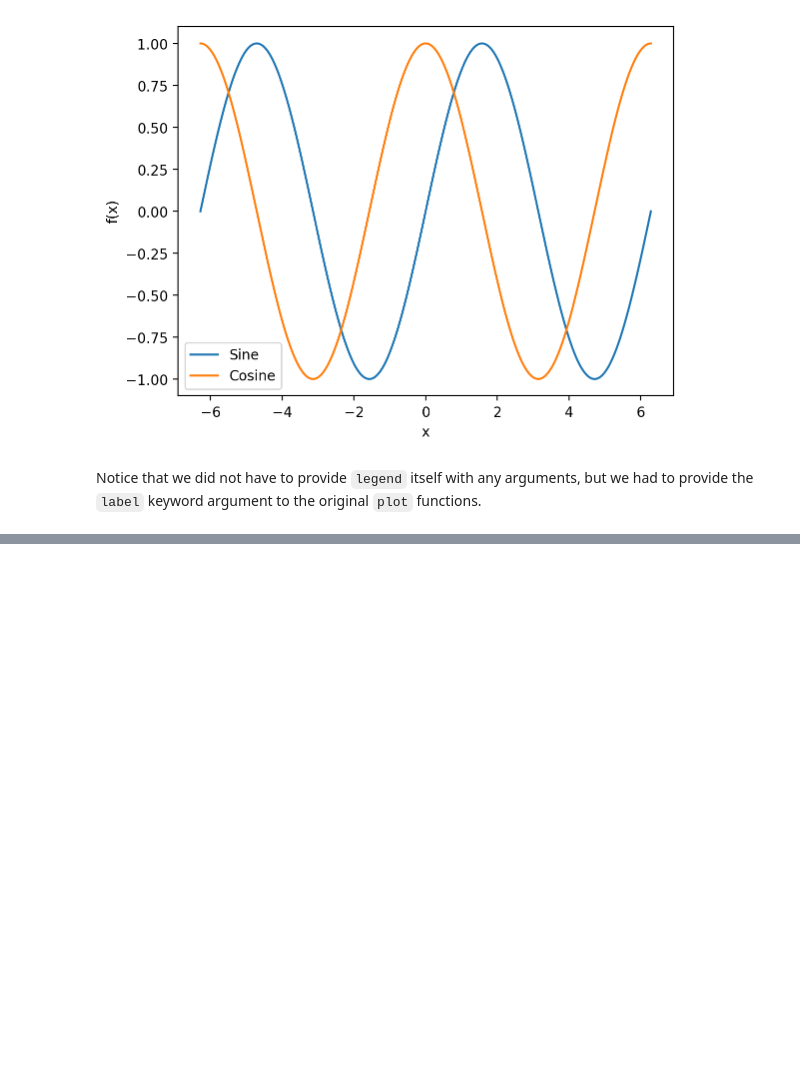
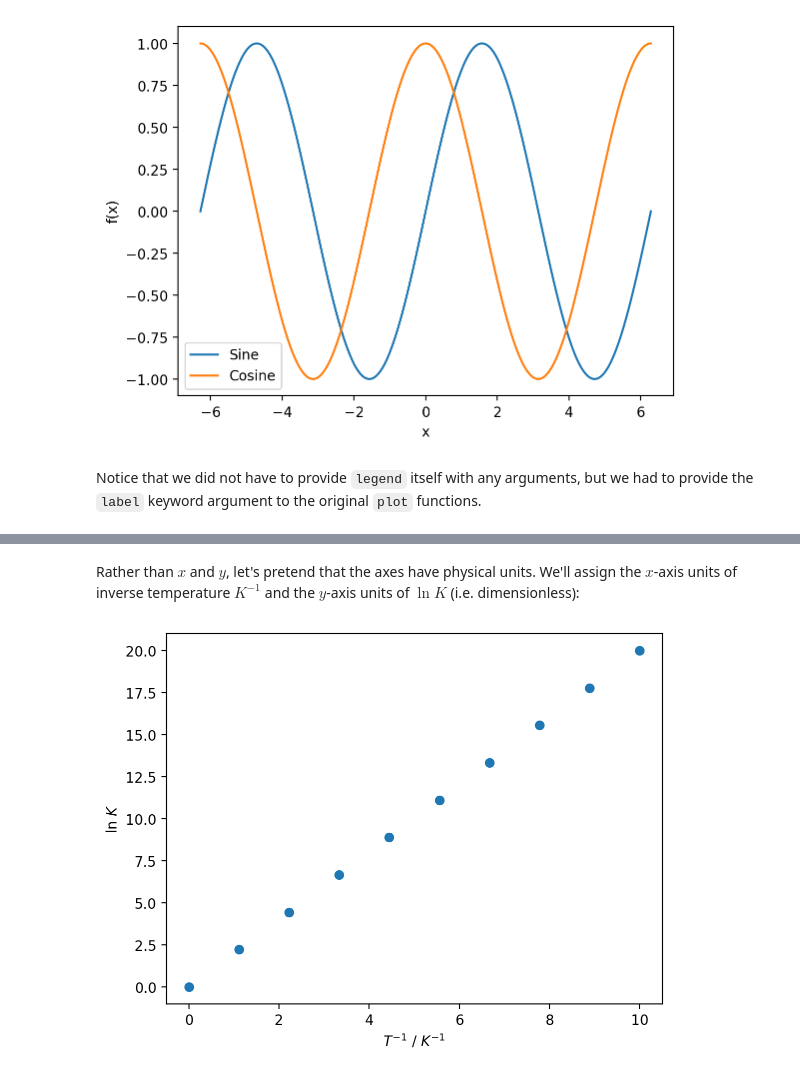
Before and after one commit to pythoninchemistry/ch12004, a Jupyter notebook: CH12004/lab_5/matplotlib.ipynb, the cells around one changed output, grey strips where cells are left out. Drawn from its saved outputs; the diff is of its cells as text; code cells hidden in the pictures; blank space fills up the shorter version.

```diff
--- a/CH12004/lab_5/matplotlib.ipynb
+++ b/CH12004/lab_5/matplotlib.ipynb
@@ -223,0 +241,10 @@ Notice that we did not have to provide `legend` itself with any arguments, but w
+# %% [markdown]
+Rather than $x$ and $y$, let's pretend that the axes have physical units. We'll assign the $x$-axis units of inverse temperature $K^{-1}$ and the $y$-axis units of $\ln K$ (i.e. dimensionless):
+# %%
+plt.plot(x, y, 'o')
+plt.xlabel('$T^{-1}$ / $K^{-1}$')
+plt.ylabel('ln $K$')
+
+plt.show()
+# %% [output]
+[figure, added]
```
Also changed, not shown: parts of 8 cells of this notebook.
